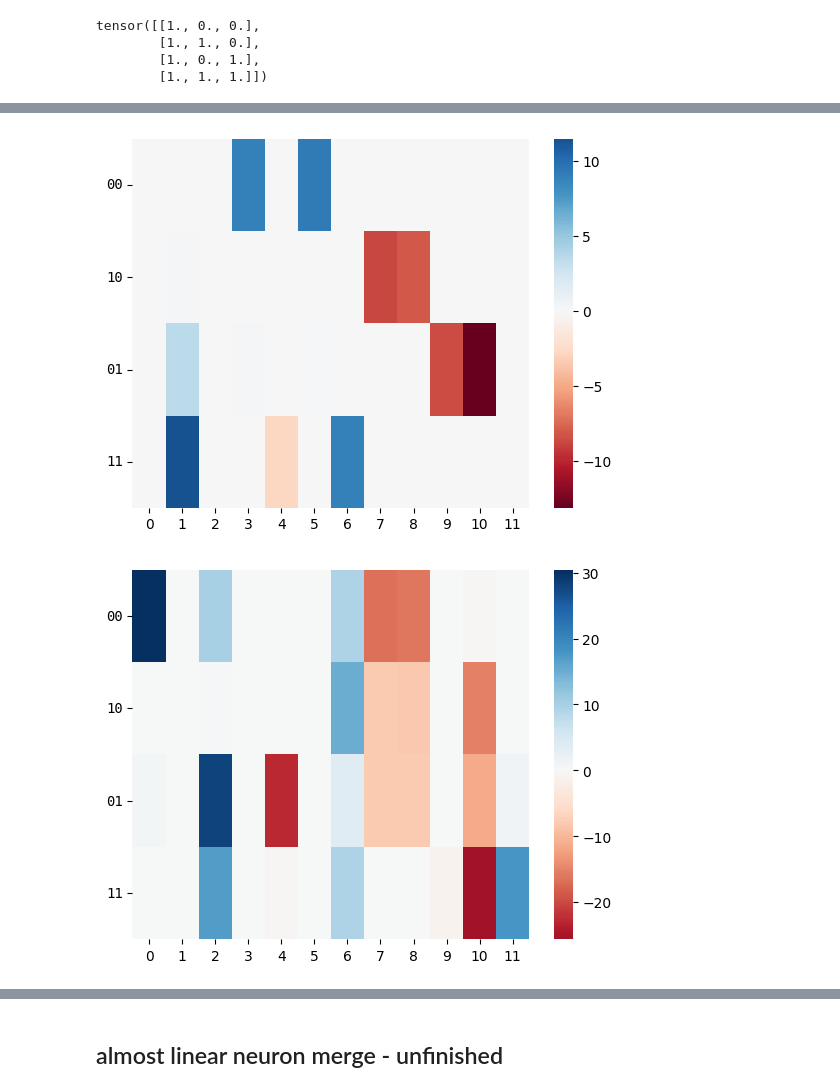
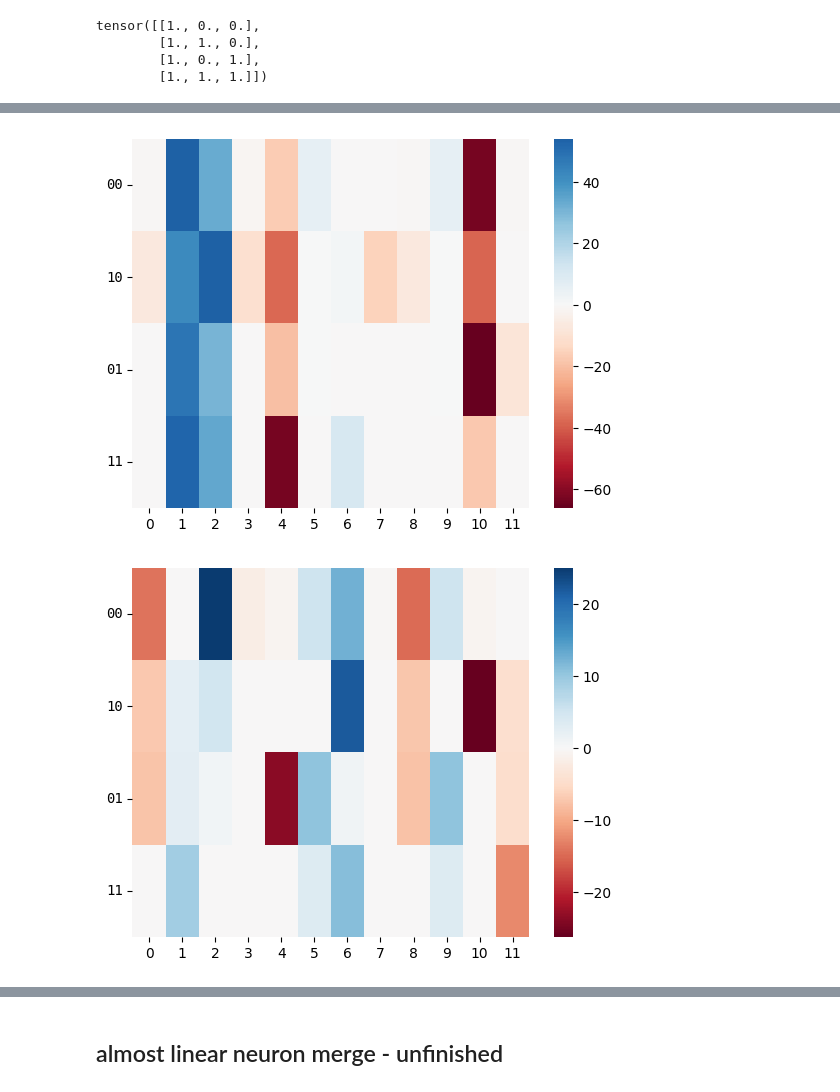
Before and after one commit to jackpeck/spd, a Jupyter notebook: spd/experiments/multitask_sparse_parity/examining_how_mtsp_model_works2.ipynb, the cells around one changed output, grey strips where cells are left out. Drawn from its saved outputs; the diff is of its cells as text; code cells hidden in the pictures.

```diff
--- a/spd/experiments/multitask_sparse_parity/examining_how_mtsp_model_works2.ipynb
+++ b/spd/experiments/multitask_sparse_parity/examining_how_mtsp_model_works2.ipynb
@@ -205,7 +162,7 @@ x1 = torch.cat([F.one_hot(task_ids, config.n_control_bits), task_bits], dim=1).f
 x2 = model.l1(x1)
 x3 = F.relu(x2)
 # x4 = model.l2(x3)
-x4 = model.l2_bce(x3)
+x4 = model.l2(x3)
 x1 = x1.detach()
 x2 = x2.detach()
 x3 = x3.detach()
@@ -222,30 +179,30 @@ ax.set_yticklabels(bit_labels, rotation=0, fontfamily="monospace")
 # %%
 for task_id in range(config.n_control_bits):
     task_ids = torch.tensor(task_id).repeat(2**config.n_xored_bits)
     # task_bits = torch.ones((2**config.n_xored_bits, config.n_task_bits), dtype=torch.long)
     # task_bits = torch.zeros((2**config.n_xored_bits, config.n_task_bits))
     task_bits = torch.randint(2, (2**config.n_xored_bits, config.n_task_bits)).float()
     task_bits[:, dataset.selected_bits_by_task[task_id]] = bits.float()
     # out = model((task_ids, task_bits, ()))
     # out[:, 0] - out[:, 1]
 
     x1 = torch.cat([F.one_hot(task_ids, config.n_control_bits).float(), task_bits.float()], dim=1)
     x2 = model.l1(x1)
     x3 = F.relu(x2)
-    x4 = model.l2_bce(x3)
+    x4 = model.l2(x3)
     x1 = x1.detach()
     x2 = x2.detach()
     x3 = x3.detach()
     x4 = x4.detach()
 
     bit_labels = ["".join(str(b) for b in row) for row in bits.tolist()]
     ax = sns.heatmap(x3 * l2_synth[neuron_mask], cmap="RdBu", center=0)
     ax.set_yticks(np.arange(len(bit_labels)) + 0.5)
     ax.set_yticklabels(bit_labels, rotation=0, fontfamily="monospace")
     plt.show()
 # %% [output]
-[figure, old version]
+[figure, new version]
-[figure, old version]
+[figure, new version]
 # %%
 for task_id in range(config.n_control_bits):
     task_ids = torch.tensor(task_id).repeat(2**config.n_xored_bits)
```
Also changed, not shown: parts of 38 cells of this notebook, 2 other files.
